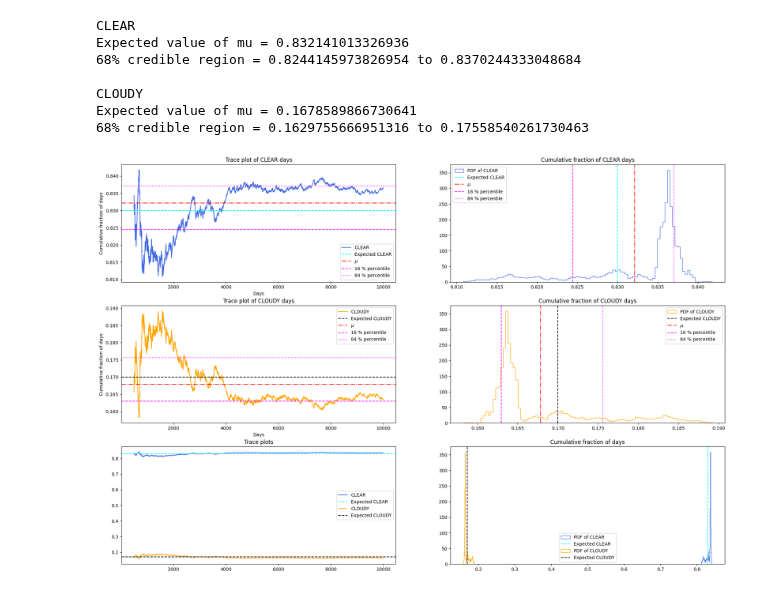
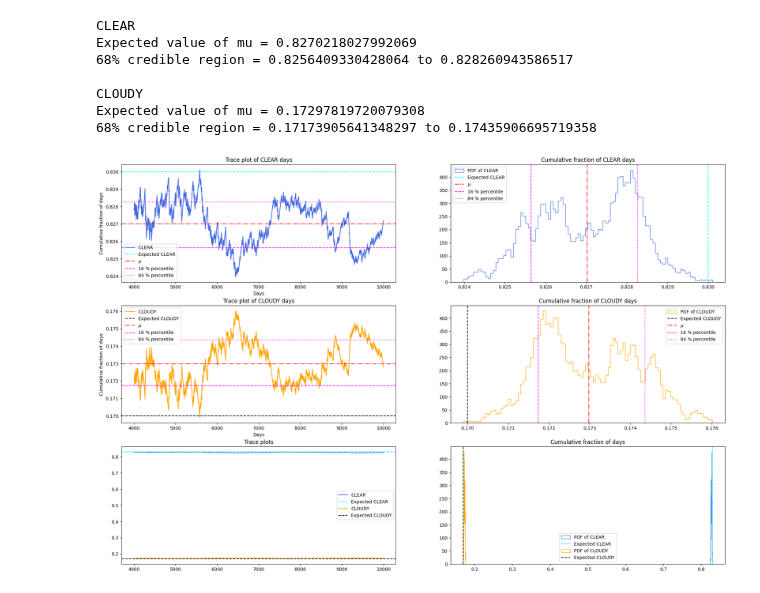
Before and after one commit to F3Solid/astrostatistics_bicocca_2024_exercises, a Jupyter notebook: L10/planning_telescope_observation.ipynb, the cells around one changed output. Saved outputs shown, nothing was run; the diff lists cells and outputs as text; code cells hidden in the pictures.

Commit message:
Updated start_index

```diff
--- a/L10/planning_telescope_observation.ipynb
+++ b/L10/planning_telescope_observation.ipynb
@@ -117,7 +117,7 @@ fig, ax = plt.subplots(n_rows, n_cols, figsize=(24,16))
 
 # Index of days from which the plots start
 # We want to discard initial indexes where we are dominated by the initial conditions
-start_index = 500
+start_index = 4000
 
 # estimators[weather_index][estimator]
 # estimator: 0, 1, 2 (mu, lower, upper, MAP) where 'lower' and 'upper' are
@@ -192,35 +192,35 @@ for i in weather_indexes:
 
     ax[n_rows-1][1].hist(cumulative_forecast[i][start_index:],
                          nbins,
                          color=weather_colors[i],
                          density=True,
                          label="PDF of "+weather_list[i].upper(),
                          histtype='step')
     ax[n_rows-1][1].axvline(p_weather[i],
                             color=p_weather_colors[i],
                             label="Expected "+weather_list[i].upper(),
                             ls='--')
 
     ax[i][1].legend()
 
     # Printing estimators
     print(weather_list[i].upper())
     print("Expected value of mu = " + str(estimators[i][0]))
     print("68% credible region = " + str(estimators[i][1]) + " to " + str(estimators[i][2]) + "\n")
 
 ax[n_rows-1][0].set_title("Trace plots")
 ax[n_rows-1][1].set_title("Cumulative fraction of days")
 
 ax[n_rows-1][0].legend()
 ax[n_rows-1][1].legend()
 
 plt.show()
 # %% [output]
 CLEAR
-Expected value of mu = 0.832141013326936
-68% credible region = 0.8244145973826954 to 0.8370244333048684
+Expected value of mu = 0.8270218027992069
+68% credible region = 0.8256409330428064 to 0.828260943586517
 
 CLOUDY
-Expected value of mu = 0.1678589866730641
-68% credible region = 0.1629755666951316 to 0.17558540261730463
+Expected value of mu = 0.17297819720079308
+68% credible region = 0.17173905641348297 to 0.17435906695719358
-[figure, old version]
+[figure, new version]
```
Also changed, not shown: parts of 1 cell of this notebook, 1 other file.
